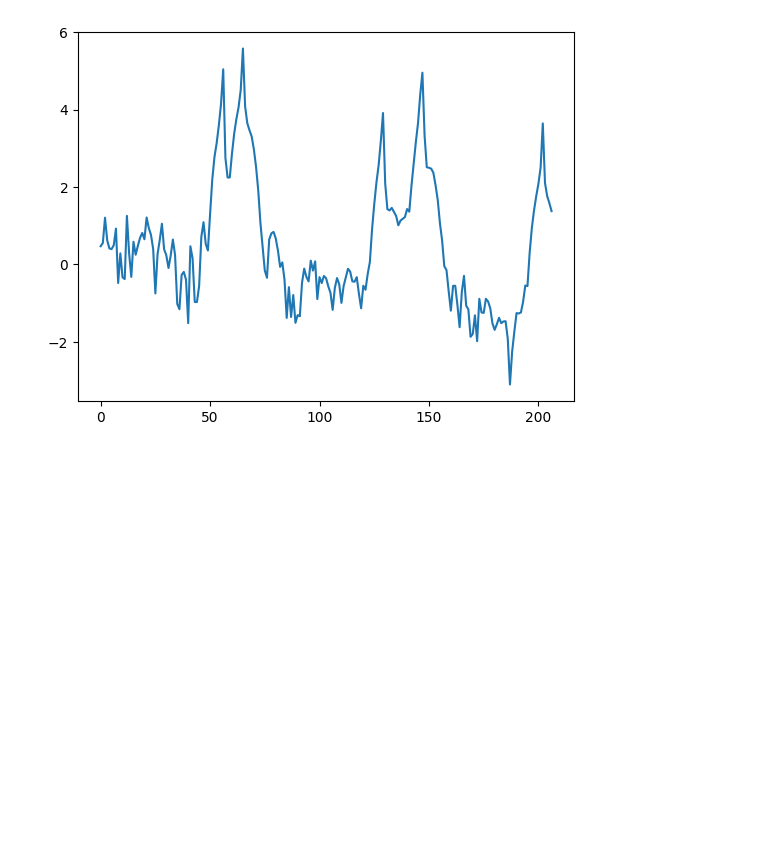
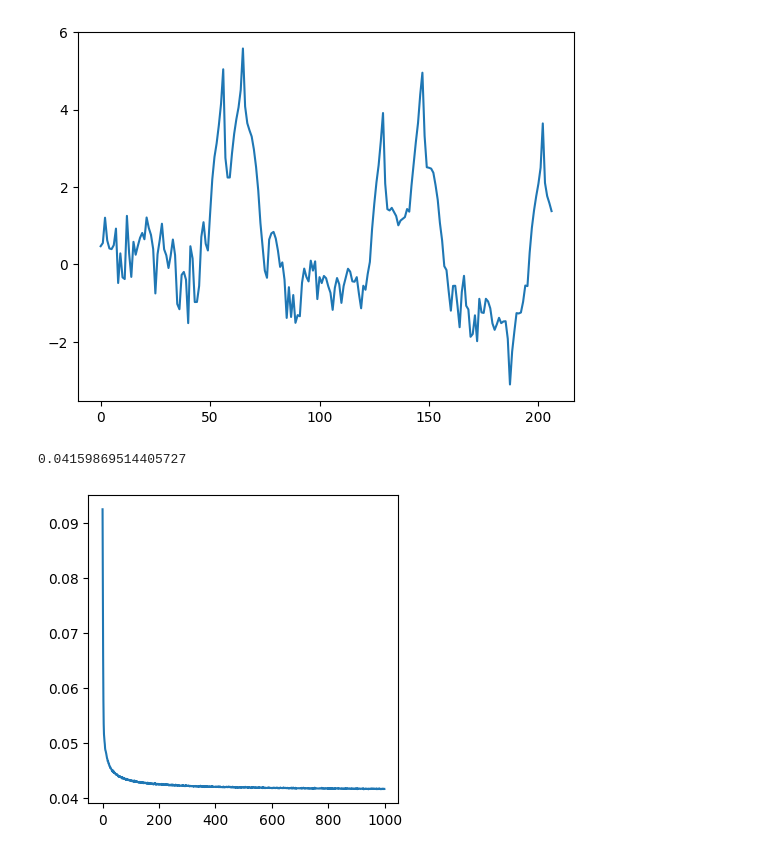
Before and after one commit to arthurbright/ChordAnalysis, a Jupyter notebook: test.ipynb, the cells around one changed output. Drawn from its saved outputs; the diff is of its cells as text; code cells hidden in the pictures; blank space fills up the shorter version.

```diff
--- a/test.ipynb
+++ b/test.ipynb
@@ -133,0 +139,51 @@ plt.plot(data[0])
+# %%
+train_size = 10000
+x_train = []
+y_train = []
+for i in range(train_size):
+  columns, basefreq, ans = gencols(1)
+  x_train.append(columns[0])
+  y_train.append(ans)
+# %%
+x_train = np.array(x_train)
+y_train = np.array(y_train)
+
+in_size = x_train.shape[1]
+out_size = y_train.shape[1]
+lr = 0.05
+ep = 1000
+# %%
+batch_size = 100
+ds = TensorDataset(torch.Tensor(x_train), torch.Tensor(y_train))
+train_dl = DataLoader(ds, batch_size=batch_size, shuffle=True)
+# %%
+net = nn.Sequential(
+  nn.Sigmoid(),
+  nn.Linear(in_size, 100),
+  nn.ReLU(),
+  nn.Linear(100, out_size)
+)
+
+loss_fcn = nn.MSELoss()
+optim = torch.optim.SGD(net.parameters(), lr=lr, momentum=0.9)
+losses = []
+
+losses = []
+for epoch in tqdm(range(ep)):
+  total_items = 0
+  total_loss = 0
+  for x,t in train_dl:
+    y = net.forward(x)
+    loss = loss_fcn(y, t)
+    total_loss += loss.item() * len(x)
+    total_items += len(x)
+    optim.zero_grad()
+    loss.backward()
+    optim.step()
+  losses.append(total_loss / total_items)
+plt.figure(figsize=(4,4))
+plt.plot(losses)
+print(losses[-1])
+# %% [output]
+0.04159869514405727
+[figure, added]
```
Also changed, not shown: parts of 4 cells of this notebook.
